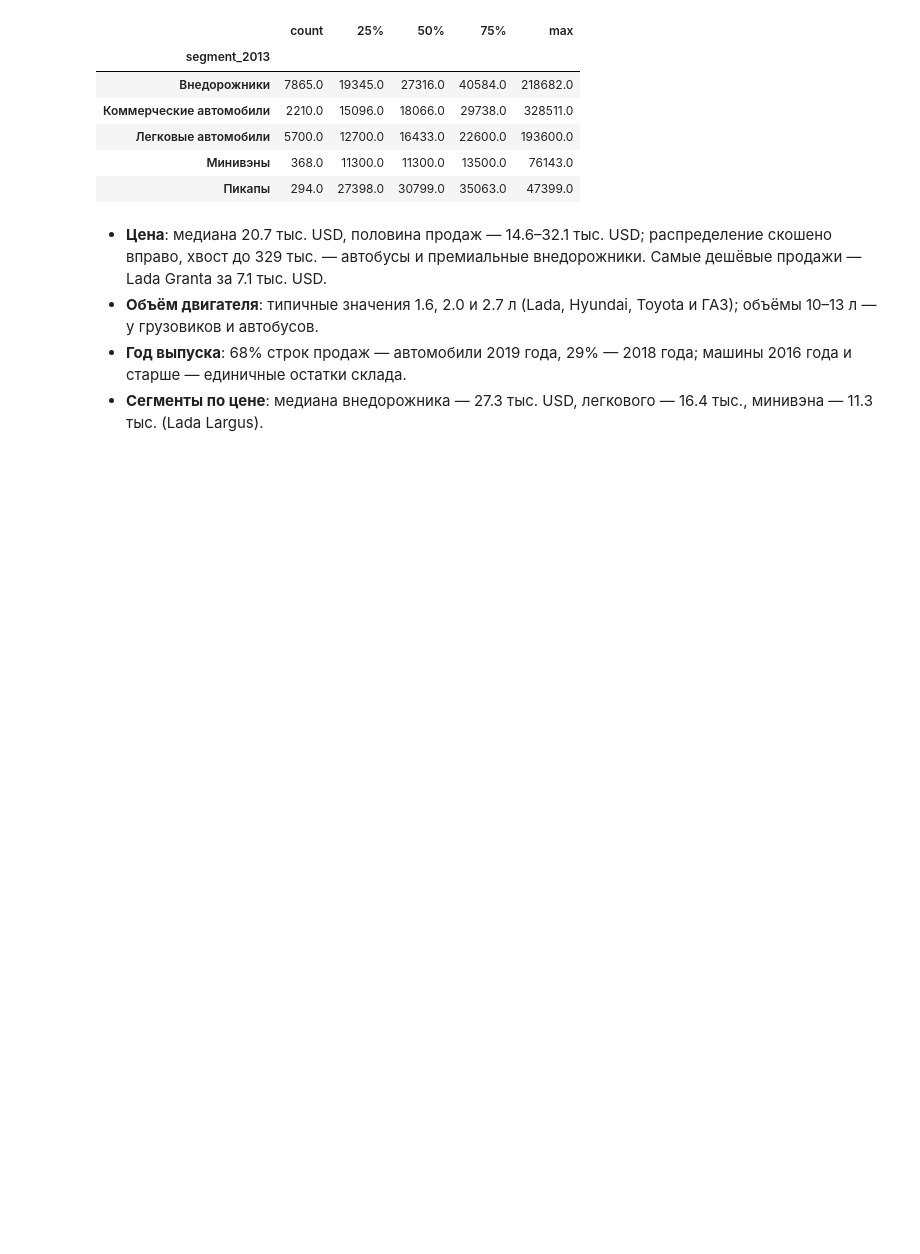
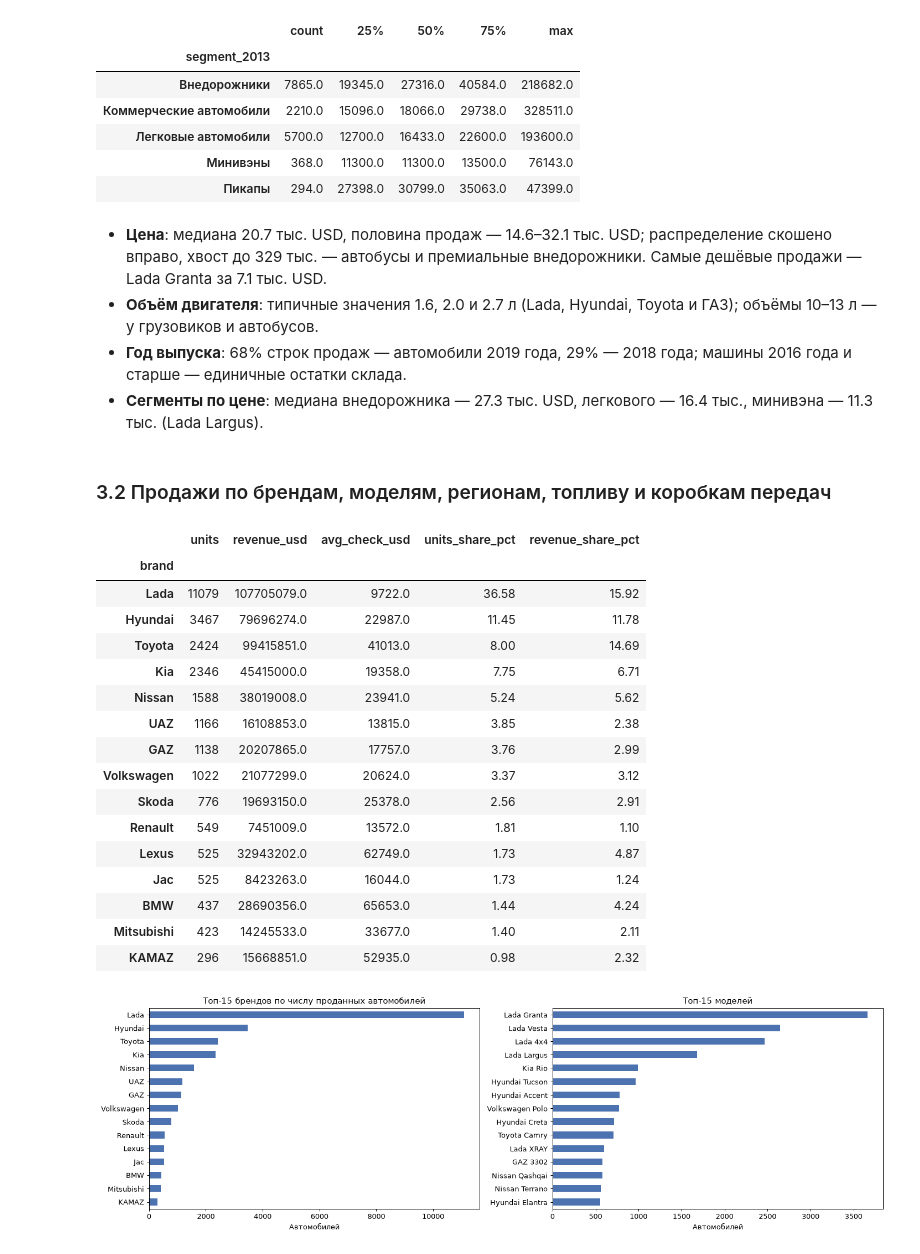
Before and after one commit to radif-ru/kz-auto-market, a Jupyter notebook: notebooks/kz-auto-market.ipynb, the cells around one changed output. Drawn from its saved outputs; the diff is of its cells as text; code cells hidden in the pictures; blank space fills up the shorter version.

Commit message:
feat: analyse sales by brand, model, region and vehicle features

```diff
--- a/notebooks/kz-auto-market.ipynb
+++ b/notebooks/kz-auto-market.ipynb
@@ -581,3 +581,40 @@ price_by_segment[['count', '25%', '50%', '75%', 'max']].round(0)
   машины 2016 года и старше — единичные остатки склада.
 - **Сегменты по цене**: медиана внедорожника — 27.3 тыс. USD, легкового —
   16.4 тыс., минивэна — 11.3 тыс. (Lada Largus).
+# %% [markdown]
+### 3.2 Продажи по брендам, моделям, регионам, топливу и коробкам передач
+# %%
+brands = market.sales_summary(data, 'brand')
+display(brands.head(15))
+fig, axes = plt.subplots(1, 2, figsize=(16, 5))
+brands['units'].head(15).sort_values().plot(kind='barh', ax=axes[0], color='#4C72B0')
+axes[0].set_title('Топ-15 брендов по числу проданных автомобилей')
+axes[0].set_xlabel('Автомобилей')
+axes[0].set_ylabel('')
+models = market.sales_summary(data, ['brand', 'model'])['units'].head(15)
+models.index = [f'{brand} {model}' for brand, model in models.index]
+models.sort_values().plot(kind='barh', ax=axes[1], color='#4C72B0')
+axes[1].set_title('Топ-15 моделей')
+axes[1].set_xlabel('Автомобилей')
+axes[1].set_ylabel('')
+plt.tight_layout()
+plt.show()
+# %% [output]
+|  | units | revenue_usd | avg_check_usd | units_share_pct | revenue_share_pct |
+| brand |  |  |  |  |  |
+| Lada | 11079 | 107705079.0 | 9722.0 | 36.58 | 15.92 |
+| Hyundai | 3467 | 79696274.0 | 22987.0 | 11.45 | 11.78 |
+| Toyota | 2424 | 99415851.0 | 41013.0 | 8.00 | 14.69 |
+| Kia | 2346 | 45415000.0 | 19358.0 | 7.75 | 6.71 |
+| Nissan | 1588 | 38019008.0 | 23941.0 | 5.24 | 5.62 |
+| UAZ | 1166 | 16108853.0 | 13815.0 | 3.85 | 2.38 |
+| GAZ | 1138 | 20207865.0 | 17757.0 | 3.76 | 2.99 |
+| Volkswagen | 1022 | 21077299.0 | 20624.0 | 3.37 | 3.12 |
+| Skoda | 776 | 19693150.0 | 25378.0 | 2.56 | 2.91 |
+| Renault | 549 | 7451009.0 | 13572.0 | 1.81 | 1.10 |
+| Lexus | 525 | 32943202.0 | 62749.0 | 1.73 | 4.87 |
+| Jac | 525 | 8423263.0 | 16044.0 | 1.73 | 1.24 |
+| BMW | 437 | 28690356.0 | 65653.0 | 1.44 | 4.24 |
+| Mitsubishi | 423 | 14245533.0 | 33677.0 | 1.40 | 2.11 |
+| KAMAZ | 296 | 15668851.0 | 52935.0 | 0.98 | 2.32 |
+[figure, added]
```
Also changed, not shown: parts of 4 cells of this notebook.
